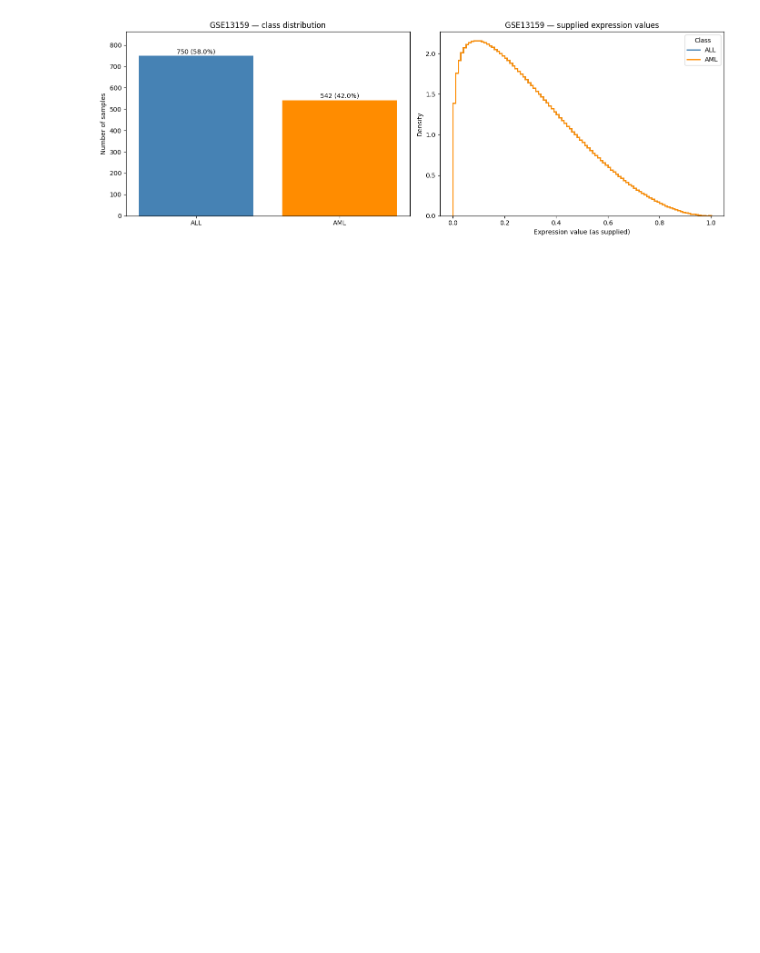
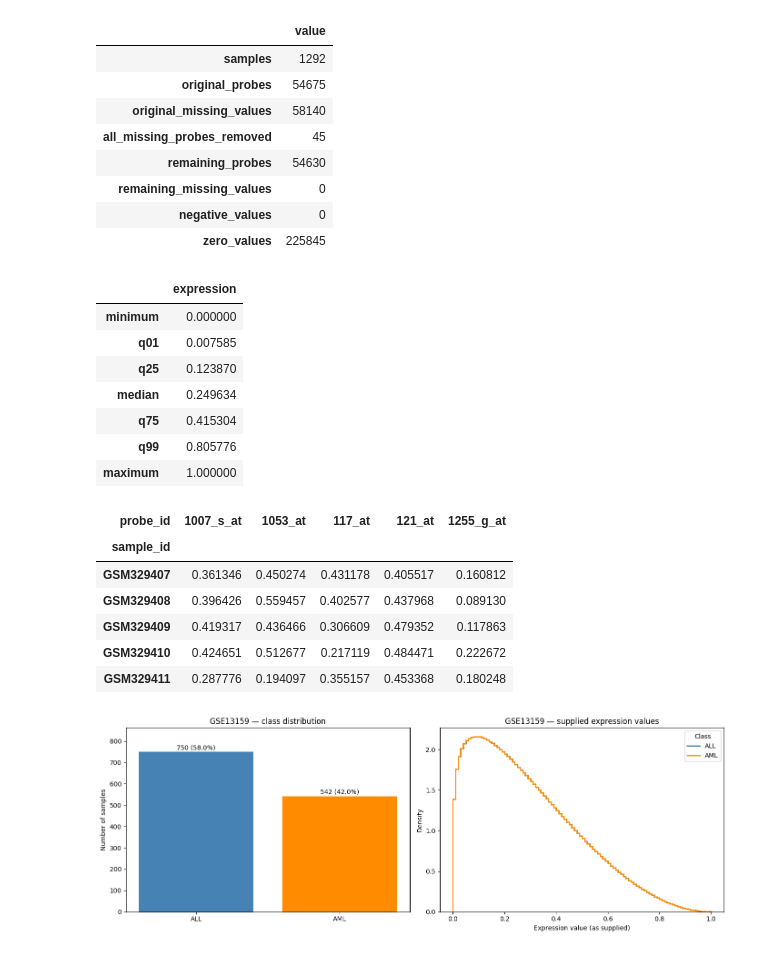
Before and after one commit to feyzatesoglu/all-aml-gene-expression-classification, a Jupyter notebook: notebooks/02_external_dataset_exploration.ipynb, the cells around one changed output. Drawn from its saved outputs; the diff is of its cells as text; code cells hidden in the pictures; blank space fills up the shorter version.

```diff
--- a/notebooks/02_external_dataset_exploration.ipynb
+++ b/notebooks/02_external_dataset_exploration.ipynb
@@ -321 +158,67 @@ Sabit prob sayısı: 0
+# %%
+sample_ids = selected_metadata.index.tolist()
+expression = pd.read_csv(
+    MATRIX_PATH, compression="gzip", sep="\t", skiprows=table_start,
+    comment="!", usecols=["ID_REF"] + sample_ids,
+    dtype={"ID_REF": "string", **dict.fromkeys(sample_ids, "float32")}
+).set_index("ID_REF")
+assert expression.index.is_unique
+X_external = expression.loc[:, sample_ids].T.copy()
+X_external.index.name = "sample_id"
+X_external.columns.name = "probe_id"
+y_external = selected_metadata.loc[X_external.index, "target"].copy()
+del expression
+assert X_external.shape == (1292, 54675)
+assert X_external.index.equals(y_external.index)
+
+missing_per_probe = X_external.isna().sum()
+missing_per_sample = X_external.isna().sum(axis=1)
+all_missing_probes = missing_per_probe.index[missing_per_probe == len(X_external)]
+X_external_clean = X_external.drop(columns=all_missing_probes).copy()
+values = X_external_clean.to_numpy(copy=False)
+assert np.isfinite(values).all(), "Kalan eksik/sonsuz değerleri inceleyin."
+assert values.min() >= 0 and values.max() <= 1, "Beklenmeyen veri ölçeği."
+
+quality = pd.Series({
+    "samples": len(X_external), "original_probes": X_external.shape[1],
+    "original_missing_values": int(missing_per_probe.sum()),
+    "all_missing_probes_removed": len(all_missing_probes),
+    "remaining_probes": X_external_clean.shape[1],
+    "remaining_missing_values": int(np.isnan(values).sum()),
+    "negative_values": int((values < 0).sum()),
+    "zero_values": int((values == 0).sum())
+}, name="value")
+quantiles = pd.Series(
+    np.quantile(values, [0, .01, .25, .5, .75, .99, 1]),
+    index=["minimum", "q01", "q25", "median", "q75", "q99", "maximum"],
+    name="expression"
+)
+display(quality.to_frame())
+display(quantiles.to_frame())
+display(X_external_clean.iloc[:5, :5])
+# %% [output]
+|  | value |
+| samples | 1292 |
+| original_probes | 54675 |
+| original_missing_values | 58140 |
+| all_missing_probes_removed | 45 |
+| remaining_probes | 54630 |
+| remaining_missing_values | 0 |
+| negative_values | 0 |
+| zero_values | 225845 |
+|  | expression |
+| minimum | 0.000000 |
+| q01 | 0.007585 |
+| q25 | 0.123870 |
+| median | 0.249634 |
+| q75 | 0.415304 |
+| q99 | 0.805776 |
+| maximum | 1.000000 |
+| probe_id | 1007_s_at | 1053_at | 117_at | 121_at | 1255_g_at |
+| sample_id |  |  |  |  |  |
+| GSM329407 | 0.361346 | 0.450274 | 0.431178 | 0.405517 | 0.160812 |
+| GSM329408 | 0.396426 | 0.559457 | 0.402577 | 0.437968 | 0.089130 |
+| GSM329409 | 0.419317 | 0.436466 | 0.306609 | 0.479352 | 0.117863 |
+| GSM329410 | 0.424651 | 0.512677 | 0.217119 | 0.484471 | 0.222672 |
+| GSM329411 | 0.287776 | 0.194097 | 0.355157 | 0.453368 | 0.180248 |
 # %%
```
Also changed, not shown: parts of 15 cells of this notebook.
